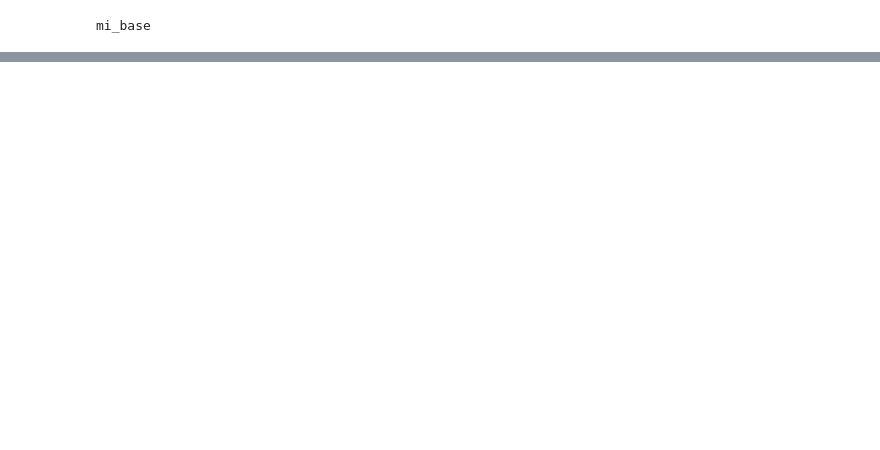
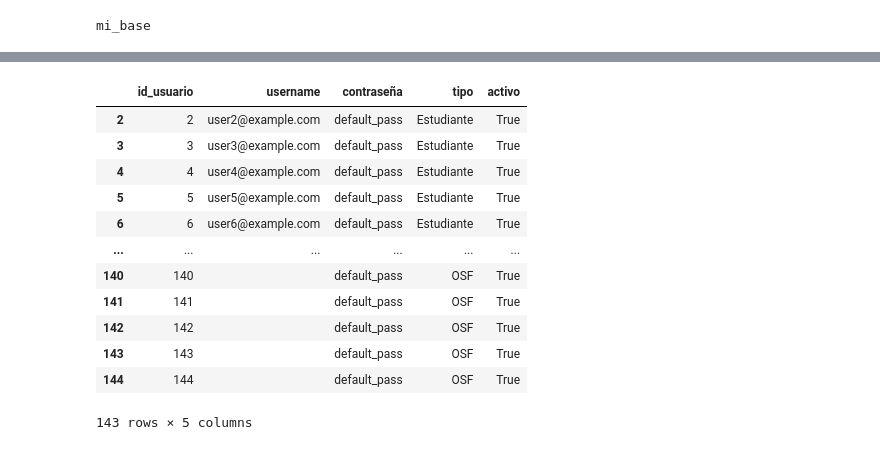
Before and after one commit to MarcosSaade/secure-fair, a Jupyter notebook: backend/Dummy/backend_dummy2.ipynb, the cells around one changed output, grey strips where cells are left out. Cells and saved outputs as stored; diff of their text form; code cells hidden in the pictures; blank space fills up the shorter version.

```diff
--- a/backend/Dummy/backend_dummy2.ipynb
+++ b/backend/Dummy/backend_dummy2.ipynb
@@ -20,0 +25,3 @@ mi_base
+# %%
+usuarios = usuarios.drop([0,1])
+usuarios
@@ -24,0 +126,16 @@ AttributeError: 'DataFrame' object has no attribute 'concat'
+# %%
+usuarios
+# %% [output]
+|  | id_usuario | username | contraseña | tipo | activo |
+| 2 | 2 | user2@example.com | default_pass | Estudiante | True |
+| 3 | 3 | user3@example.com | default_pass | Estudiante | True |
+| 4 | 4 | user4@example.com | default_pass | Estudiante | True |
+| 5 | 5 | user5@example.com | default_pass | Estudiante | True |
+| 6 | 6 | user6@example.com | default_pass | Estudiante | True |
+| ... | ... | ... | ... | ... | ... |
+| 140 | 140 |  | default_pass | OSF | True |
+| 141 | 141 |  | default_pass | OSF | True |
+| 142 | 142 |  | default_pass | OSF | True |
+| 143 | 143 |  | default_pass | OSF | True |
+| 144 | 144 |  | default_pass | OSF | True |
+143 rows × 5 columns
```
Also changed, not shown: parts of 17 cells of this notebook.
